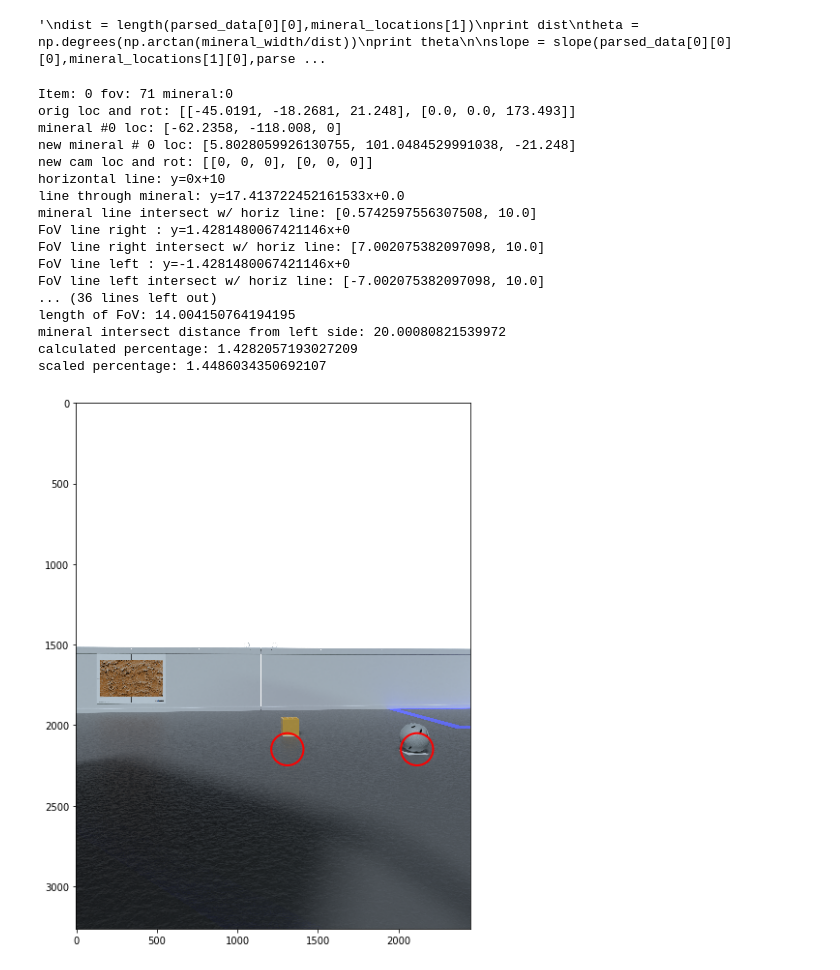
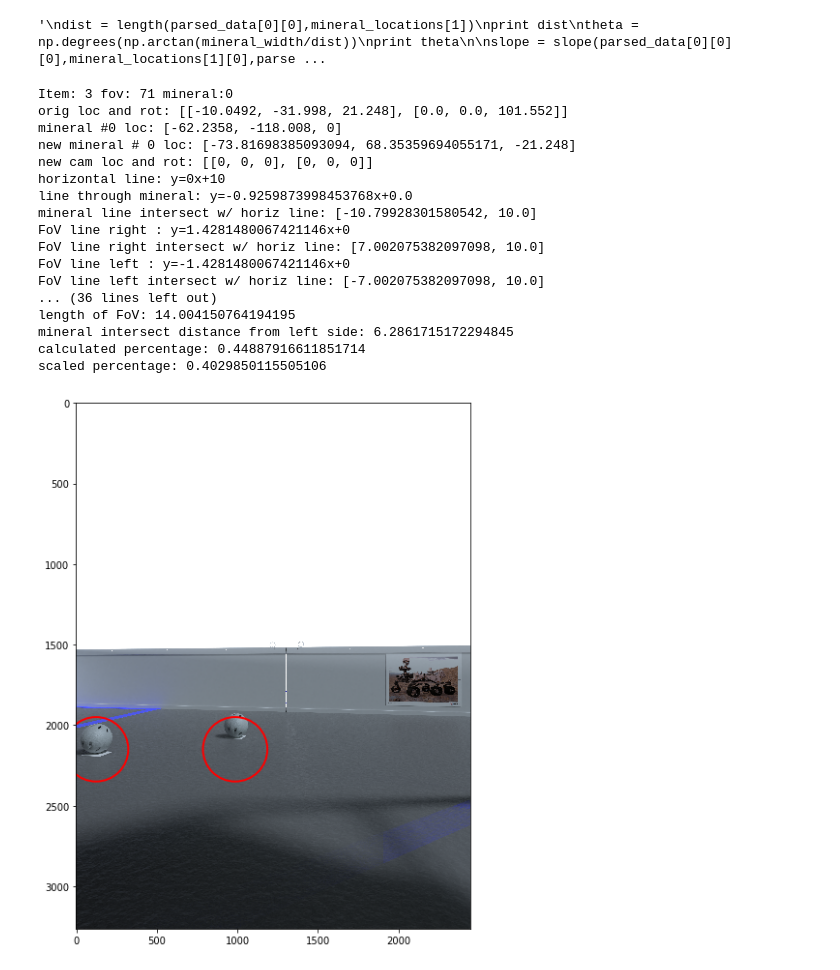
Before and after one commit to KaviMD/Mineral-Detection, a Jupyter notebook: GetMineralPositions.ipynb, the cells around one changed output. Saved outputs shown, nothing was run; the diff lists cells and outputs as text; code cells hidden in the pictures.

```diff
--- a/GetMineralPositions.ipynb
+++ b/GetMineralPositions.ipynb
@@ -163,9 +163,9 @@ def calc_x_loc(data_num,fov,mineral_num, log_enabled):
     ## This can be multiplied by the width of the image in pixels to get the x location for the mineral
     pct_over = min_dist_l/dist
     if pct_over > 0.5:
-        pct_scaled = pct_over*abs(1+(pct_over*0.01))
+        pct_scaled = pct_over*abs(1+(pct_over*0.1))
     else:
-        pct_scaled = pct_over*abs(1-(0.5-pct_over)*3)
+        pct_scaled = pct_over*abs(1-(0.5-pct_over)*2)
 
     # if log was enabled, log all the calculations for debugging
     if log_enabled:
@@ -190,37 +190,37 @@ def calc_x_loc(data_num,fov,mineral_num, log_enabled):
     #return pct_over
 
 
-img_num = 0
+img_num = 3
 l = calc_x_loc(img_num,71,0,True)
 m = calc_x_loc(img_num,71,1,True)
 r = calc_x_loc(img_num,71,2,True)
 # %% [output]
-Item: 0 fov: 71 mineral:0
-orig loc and rot: [[-45.0191, -18.2681, 21.248], [0.0, 0.0, 173.493]]
+Item: 3 fov: 71 mineral:0
+orig loc and rot: [[-10.0492, -31.998, 21.248], [0.0, 0.0, 101.552]]
 mineral #0 loc: [-62.2358, -118.008, 0]
-new mineral # 0 loc: [5.8028059926130755, 101.0484529991038, -21.248]
+new mineral # 0 loc: [-73.81698385093094, 68.35359694055171, -21.248]
 new cam loc and rot: [[0, 0, 0], [0, 0, 0]]
 horizontal line: y=0x+10
-line through mineral: y=17.413722452161533x+0.0
-mineral line intersect w/ horiz line: [0.5742597556307508, 10.0]
+line through mineral: y=-0.9259873998453768x+0.0
+mineral line intersect w/ horiz line: [-10.79928301580542, 10.0]
 FoV line right : y=1.4281480067421146x+0
 FoV line right intersect w/ horiz line: [7.002075382097098, 10.0]
 FoV line left : y=-1.4281480067421146x+0
 FoV line left intersect w/ horiz line: [-7.002075382097098, 10.0]
 ... (36 lines left out)
 length of FoV: 14.004150764194195
-mineral intersect distance from left side: 20.00080821539972
-calculated percentage: 1.4282057193027209
-scaled percentage: 1.4486034350692107
+mineral intersect distance from left side: 6.2861715172294845
+calculated percentage: 0.44887916611851714
+scaled percentage: 0.4029850115505106
 # %%
 img_size = parsed_data[img_num][1].shape
 fig,ax = plt.subplots(1,figsize=(20, 10))
 ax.imshow(parsed_data[img_num][1])
-draw_circle(ax, img_size[1]*l, 2150, 100)
-draw_circle(ax, img_size[1]*m, 2150, 100)
-draw_circle(ax, img_size[1]*r, 2150, 100)
+draw_circle(ax, img_size[1]*l, 2150, 200)
+draw_circle(ax, img_size[1]*m, 2150, 200)
+draw_circle(ax, img_size[1]*r, 2150, 200)
 #draw_circle(ax,1355,2055,100)
 #draw_circle(ax,2275,2150,125)
 plt.show()
 # %% [output]
-[figure, old version]
+[figure, new version]
```
